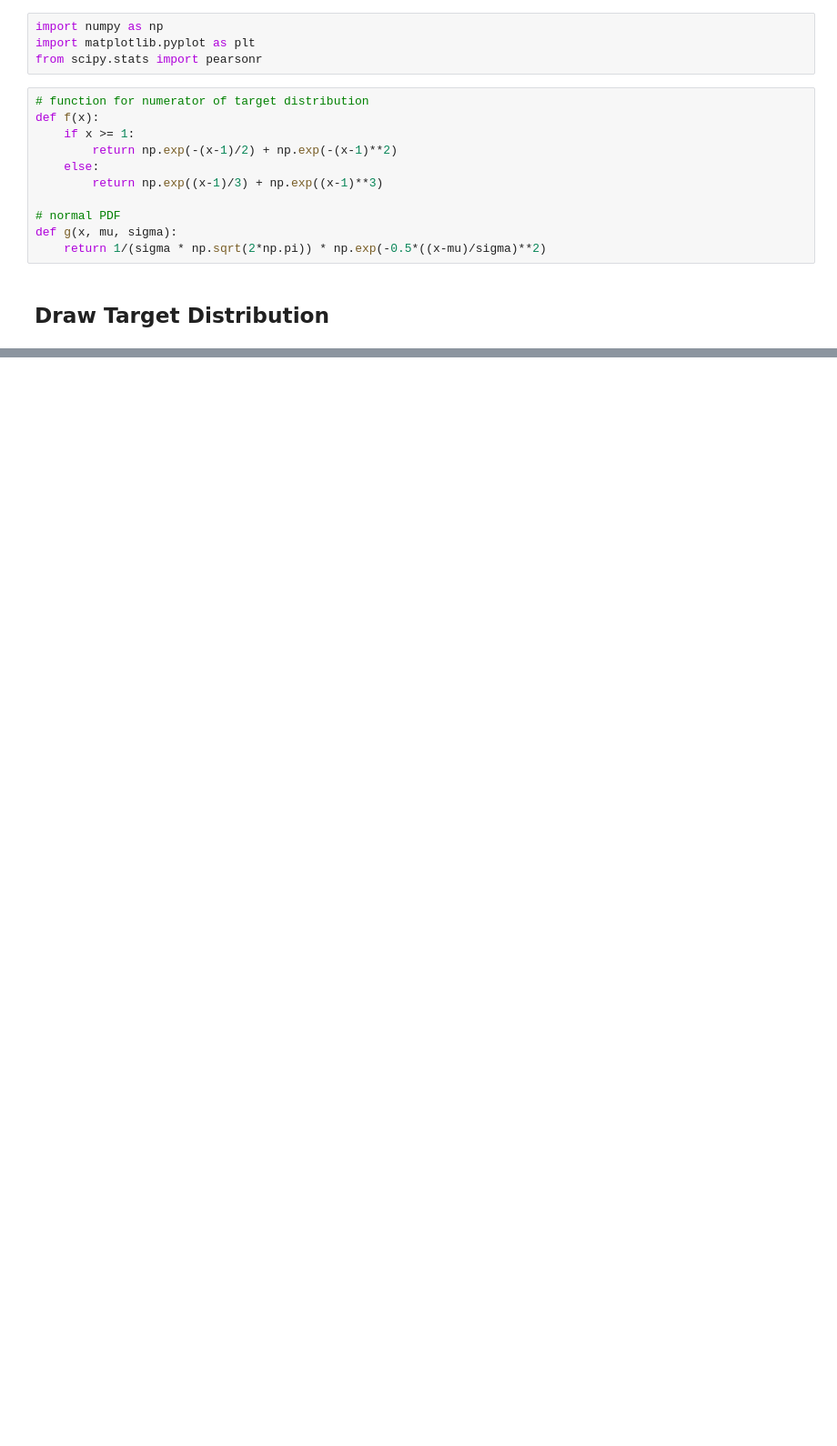
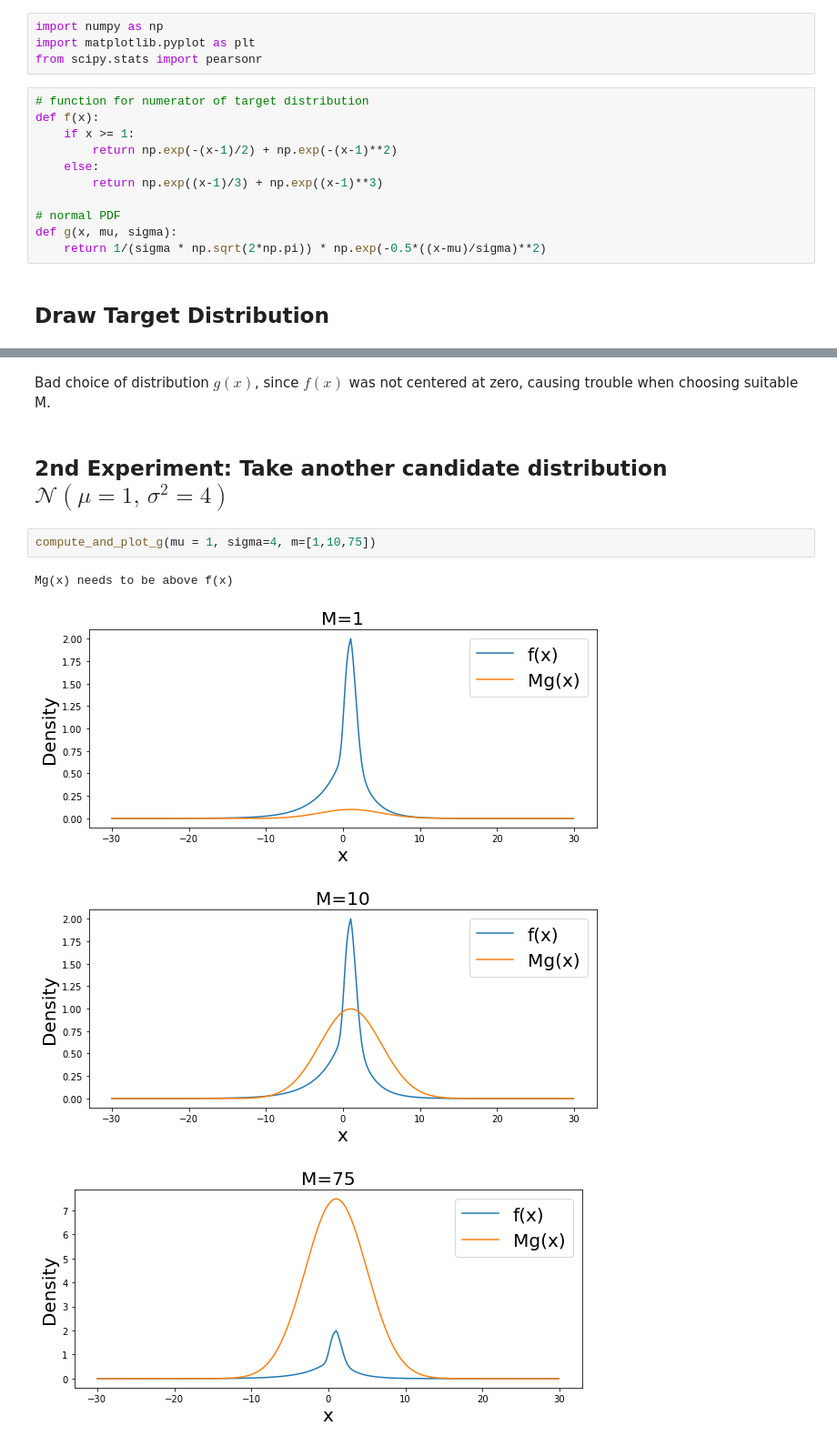
Before and after one commit to zqirui/mathematical_playground, a Jupyter notebook: MCMC.ipynb, the cells around one changed output, grey strips where cells are left out. Shown at 91% size. Saved outputs shown, nothing was run; the diff lists cells and outputs as text; blank space fills up the shorter version.

```diff
--- a/MCMC.ipynb
+++ b/MCMC.ipynb
@@ -84,0 +208,11 @@ plt.axvline(1, color='r', linestyle='--')
+# %% [markdown]
+Bad choice of distribution $g(x)$, since $f(x)$ was not centered at zero, causing trouble when choosing suitable M.
+# %% [markdown]
+## 2nd Experiment: Take another candidate distribution $\mathcal{N}(\mu = 1,\,\sigma^{2} = 4)$
+# %%
+compute_and_plot_g(mu = 1, sigma=4, m=[1,10,75])
+# %% [output]
+Mg(x) needs to be above f(x)
+[figure, added]
+[figure, added]
+[figure, added]
```
Also changed, not shown: parts of 17 cells of this notebook.
